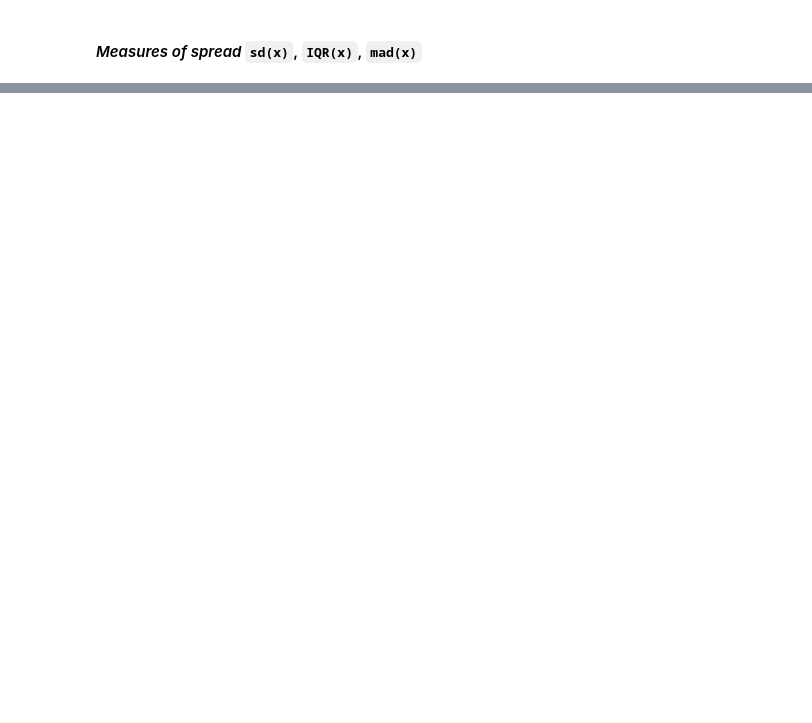
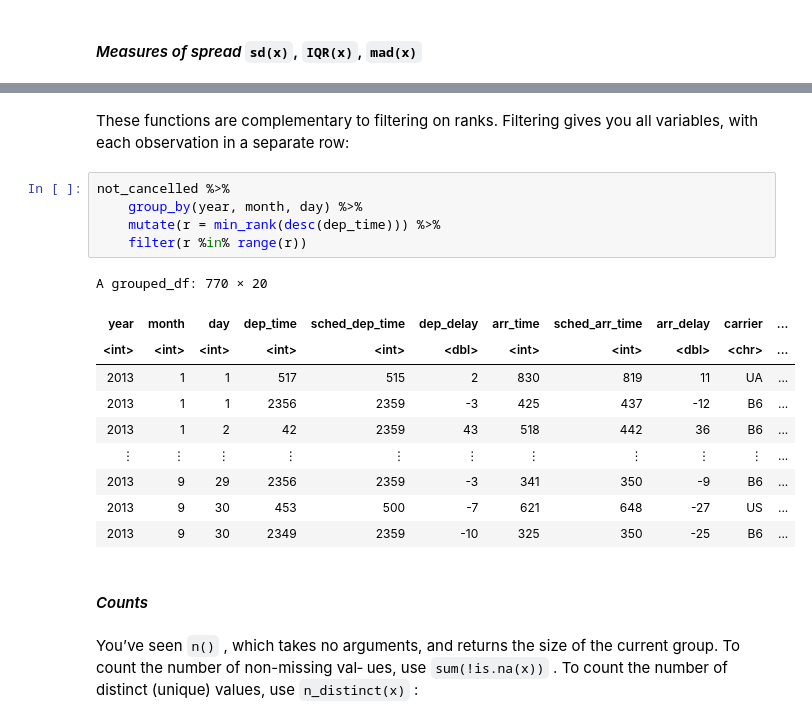
Before and after one commit to cmarsa/r4ds, a Jupyter notebook: 03_data_transf_w_dplyr.ipynb, the cells around one changed output, grey strips where cells are left out. Cells and saved outputs as stored; diff of their text form; blank space fills up the shorter version.

```diff
--- a/03_data_transf_w_dplyr.ipynb
+++ b/03_data_transf_w_dplyr.ipynb
@@ -826,0 +791,26 @@ A grouped_df: 365 × 5
+# %% [markdown]
+These functions are complementary to filtering on ranks. Filtering gives you all variables, with each observation in a separate
+row:
+# %%
+not_cancelled %>%
+    group_by(year, month, day) %>%
+    mutate(r = min_rank(desc(dep_time))) %>%
+    filter(r %in% range(r))
+# %% [output]
+A grouped_df: 770 × 20
+| year | month | day | dep_time | sched_dep_time | dep_delay | arr_time | sched_arr_time | arr_delay | carrier | ... |
+| <int> | <int> | <int> | <int> | <int> | <dbl> | <int> | <int> | <dbl> | <chr> | ... |
+| 2013 | 1 | 1 | 517 | 515 | 2 | 830 | 819 | 11 | UA | ... |
+| 2013 | 1 | 1 | 2356 | 2359 | -3 | 425 | 437 | -12 | B6 | ... |
+| 2013 | 1 | 2 | 42 | 2359 | 43 | 518 | 442 | 36 | B6 | ... |
+| ⋮ | ⋮ | ⋮ | ⋮ | ⋮ | ⋮ | ⋮ | ⋮ | ⋮ | ⋮ | ... |
+| 2013 | 9 | 29 | 2356 | 2359 | -3 | 341 | 350 | -9 | B6 | ... |
+| 2013 | 9 | 30 | 453 | 500 | -7 | 621 | 648 | -27 | US | ... |
+| 2013 | 9 | 30 | 2349 | 2359 | -10 | 325 | 350 | -25 | B6 | ... |
+# %% [markdown]
+#### _Counts_
+# %% [markdown]
+You’ve seen `n()` , which takes no arguments, and returns the size
+of the current group. To count the number of non-missing val‐
+ues, use `sum(!is.na(x))` . To count the number of distinct
+(unique) values, use `n_distinct(x)` :
```
Also changed, not shown: parts of 64 cells of this notebook.
